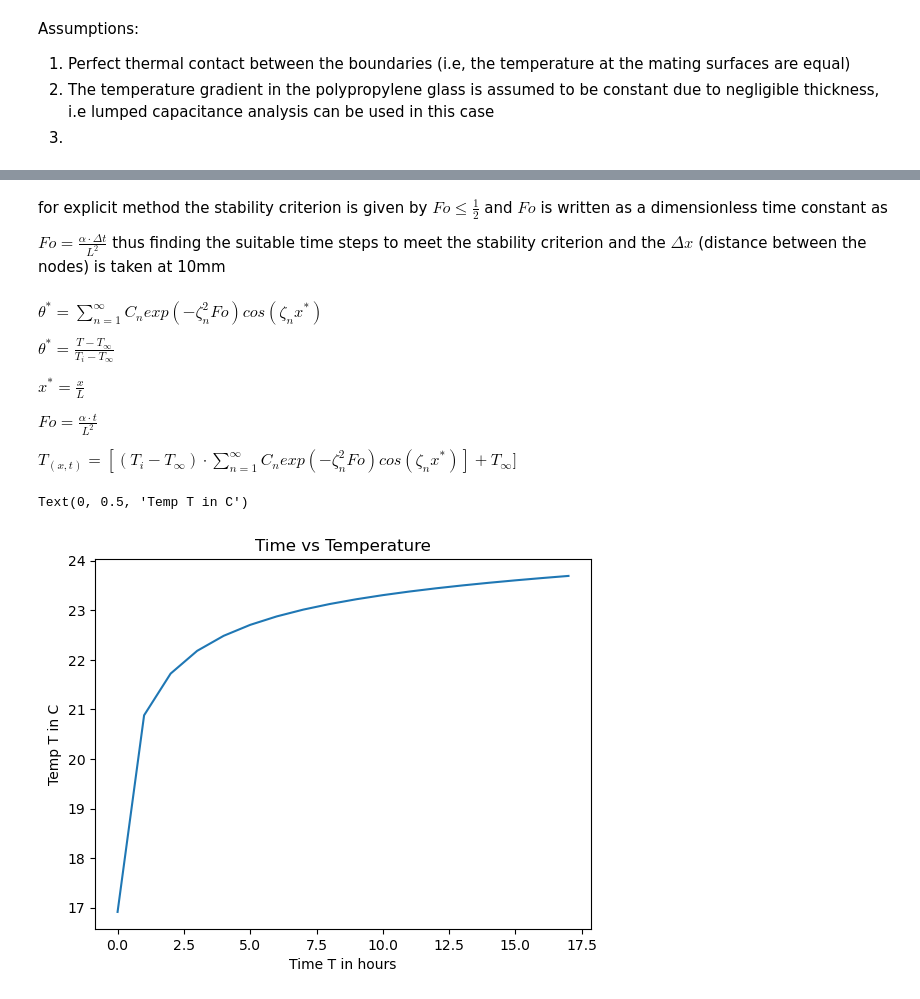
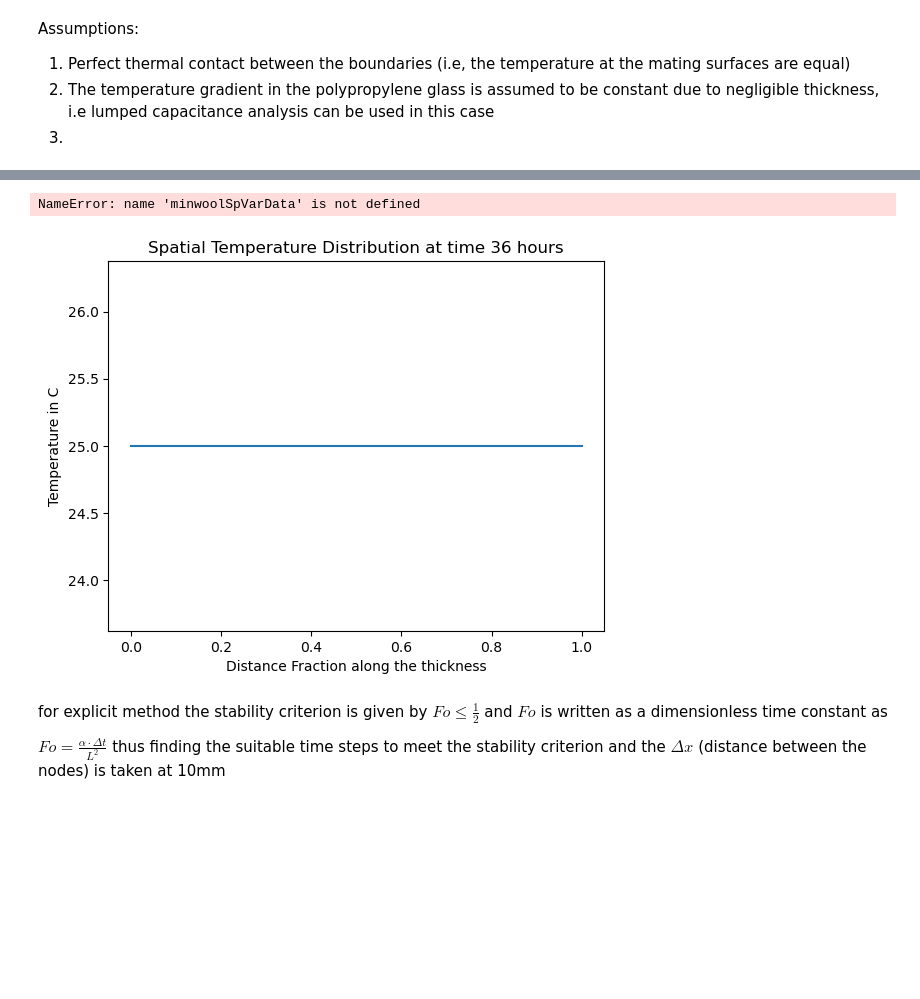
Before and after one commit to its-firefly/Code, a Jupyter notebook: main.ipynb, the cells around one changed output, grey strips where cells are left out. Drawn from its saved outputs; the diff is of its cells as text; code cells hidden in the pictures; blank space fills up the shorter version.

```diff
--- a/main.ipynb
+++ b/main.ipynb
@@ -69,3 +177,26 @@ uniqueRoots = np.unique(roundedRoots) # from the list of rounded roots the uniqu
+# %%
+def co2spvar(t):
+    time = t*3600
+    SpVarData = []
+    spVar = np.linspace(0,1,5)
+    for x in spVar:
+        theta = 0.0
+        for i in range(0,100):
+            theta += tAtXandT(R2[i], U2[i], co2_diff, time, co2_t, x)
+        co2_tempxt = (minWool_tempInit - amb_temp)*theta + amb_temp
+        SpVarData.append(co2_tempxt)
+
+    plt.plot(spVar,SpVarData)
+    plt.title(f'Spatial Temperature Distribution at time {t} hours' )
+    plt.ylabel('Temperature in C')
+    plt.xlabel('Distance Fraction along the thickness')
+
+    print(f'The temperature at cold and hot ends are {round(minwoolSpVarData[0],3)} and {round(minwoolSpVarData[-1],3)}')
+
+co2spvar(36)
+# %% [output]
+NameError: name 'minwoolSpVarData' is not defined
+[figure, added]
 # %% [markdown]
 for explicit method the stability criterion is given by $Fo \leq \frac{1}{2}$
 and $ Fo $ is written as a dimensionless time constant as
@@ -78,35 +205,3 @@ for n in range(0,50):
-# %% [markdown]
-$ \theta^* = \sum_{n = 1}^{\infty} C_{n} exp(- \zeta_{n}^2 Fo) cos(\zeta_{n}x^*)$
-
-$ \theta^* = \frac{T - T_{\infty}}{T_{i} - T_{\infty}} $
-
-$ x^* = \frac{x}{L} $
-
-$ Fo = \frac{\alpha \cdot t}{L^2} $
-
-$ T_{(x,t)} = [(T_i - T_\infty) \cdot \sum_{n = 1}^{\infty} C_{n} exp(- \zeta_{n}^2 Fo) cos(\zeta_{n}x^*)] + T_\infty ] $
-# %%
-def tAtXandT(cn, z, a, t, l):
-    xS = 1
-    fo =  a * t / l
-    value = (cn * np.exp(-z**2 * fo) * np.cos(z*xS))
-    return value
-
-minWoolTvst = []
-co2Tvst= []
-for t in range(0,64800,3600):
-    theta = 0.0
-    for i in range (0,15):
-        theta = theta + tAtXandT(CN[i], uniqueRoots[i], minWool_Diff, t, minWool_t)
-    minWoolTvst.append((minWool_tempInit - amb_temp)*theta + amb_temp)
-
-plt.plot(minWoolTvst)
-plt.title('Time vs Temperature')
-plt.xlabel('Time T in hours')
-plt.ylabel('Temp T in C')
-# %% [output]
-Text(0, 0.5, 'Temp T in C')
-[figure, removed]
 # %%
 # fo = 1/2
 # nodalDist = 10e-3
```
Also changed, not shown: parts of 11 cells of this notebook, 3 other files.
